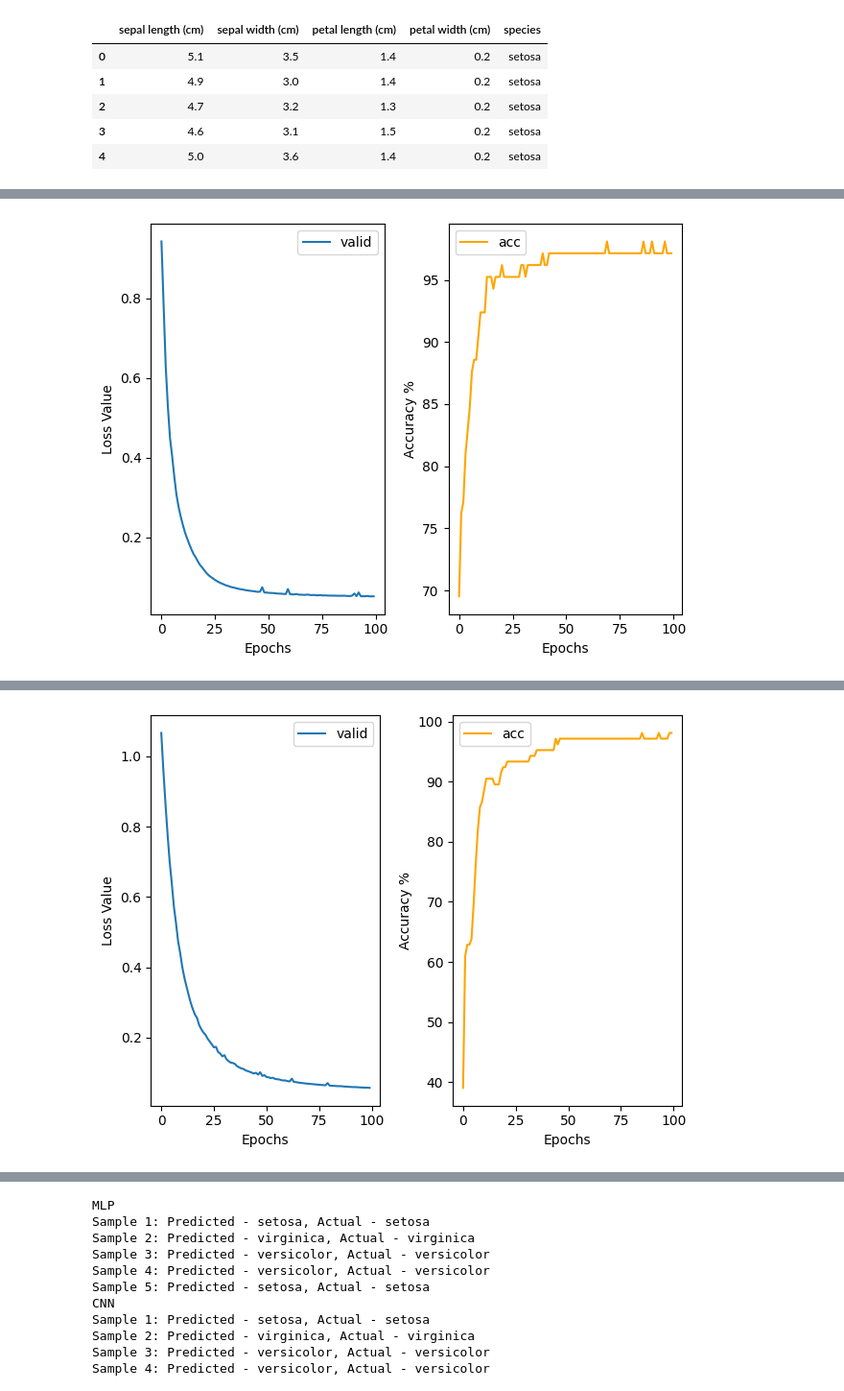
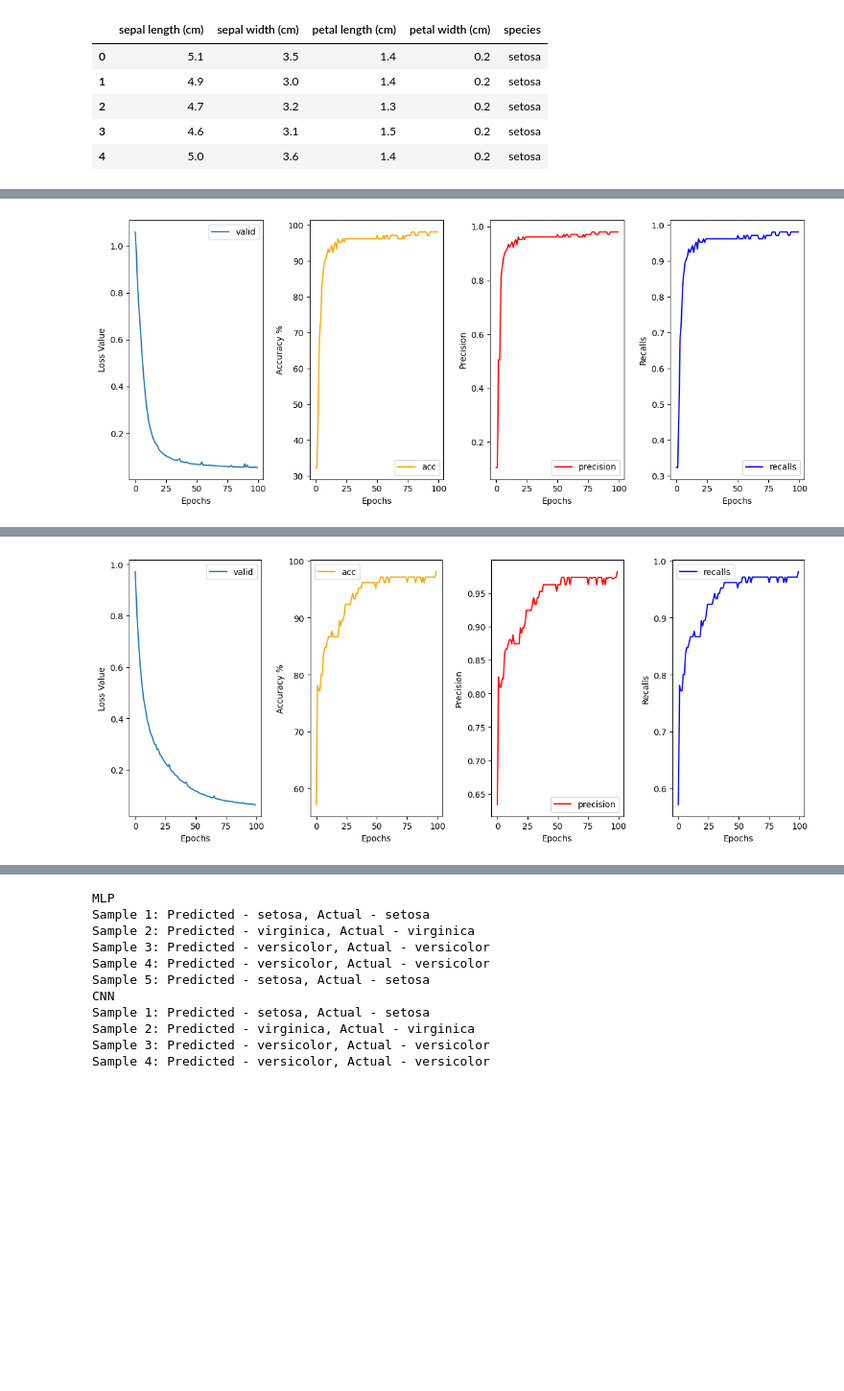
Before and after one commit to peterhubina/Iris-NeuralNetworks-Classification, a Jupyter notebook: zadanie_3.ipynb, the cells around one changed output, grey strips where cells are left out. Shown at 96% size. Saved outputs shown, nothing was run; the diff lists cells and outputs as text; code cells hidden in the pictures; blank space fills up the shorter version.

```diff
--- a/zadanie_3.ipynb
+++ b/zadanie_3.ipynb
@@ -220,20 +261,34 @@ def evaluate_model(model, data_loader):
 # %%
-def visualise(loss_vall_arr, acc_arr, epochs):
+def visualise(loss_vall_arr, acc_arr, precisions, recalls, epochs):
     epochs = range(0, epochs)
 
-    plt.subplot(1, 2, 1)
+    plt.figure(figsize=(12, 5))
+
+    plt.subplot(1, 4, 1)
     plt.plot(epochs, loss_vall_arr, label='valid')
     plt.xlabel("Epochs")
     plt.ylabel("Loss Value")
     plt.legend()
 
-    plt.subplot(1, 2, 2)
+    plt.subplot(1, 4, 2)
     plt.plot(epochs,acc_arr, label='acc', color = 'orange')
     plt.xlabel("Epochs")
     plt.ylabel("Accuracy %")
     plt.legend()
+
+    plt.subplot(1, 4, 3)
+    plt.plot(epochs, precisions, label='precision', color = 'red')
+    plt.xlabel("Epochs")
+    plt.ylabel("Precision")
+    plt.legend()
+
+    plt.subplot(1, 4, 4)
+    plt.plot(epochs, recalls, label='recalls', color = 'blue')
+    plt.xlabel("Epochs")
+    plt.ylabel("Recalls")
+    plt.legend()
+
     plt.tight_layout()
-
     plt.show()
 # %%
 mlp_model = MLPModel()
@@ -253,13 +308,13 @@ rnn_optimizer = optim.Adam(rnn_model.parameters(), lr=0.001)
 
 # Trenovanie modelov
 print("MLP")
-losses_mean, loss_vall_arr, acc_arr, final_epochs  = train(mlp_model, criterion, mlp_optimizer, epochs)
-visualise(loss_vall_arr, acc_arr, final_epochs)
+losses_mean, loss_vall_arr, acc_arr, precisions, recalls, final_epochs  = train(mlp_model, criterion, mlp_optimizer, epochs)
+visualise(loss_vall_arr, acc_arr, precisions, recalls, final_epochs)
 print("CNN")
-losses_mean, loss_vall_arr, acc_arr, final_epochs  = train(cnn_model, criterion, cnn_optimizer, epochs)
-visualise(loss_vall_arr, acc_arr, final_epochs)
+losses_mean, loss_vall_arr, acc_arr, precisions, recalls, final_epochs  = train(cnn_model, criterion, cnn_optimizer, epochs)
+visualise(loss_vall_arr, acc_arr, precisions, recalls, final_epochs)
 print("RNN")
-losses_mean, loss_vall_arr, acc_arr, final_epochs  = train(rnn_model, criterion, rnn_optimizer, epochs)
-visualise(loss_vall_arr, acc_arr, final_epochs)
+losses_mean, loss_vall_arr, acc_arr, precisions, recalls, final_epochs  = train(rnn_model, criterion, rnn_optimizer, epochs)
+visualise(loss_vall_arr, acc_arr, precisions, recalls, final_epochs)
 # %% [output]
 MLP
@@ -282 +342 @@ Epoch 100, Loss: 0.05576718550285419, Accuracy: 97.14285714285714%
-[figure, old version]
+[figure, new version]
@@ -305 +365 @@ Epoch 100, Loss: 0.05938892259346519, Accuracy: 98.0952380952381%
-[figure, old version]
+[figure, new version]
```
Also changed, not shown: parts of 11 cells of this notebook, 1 other file.
